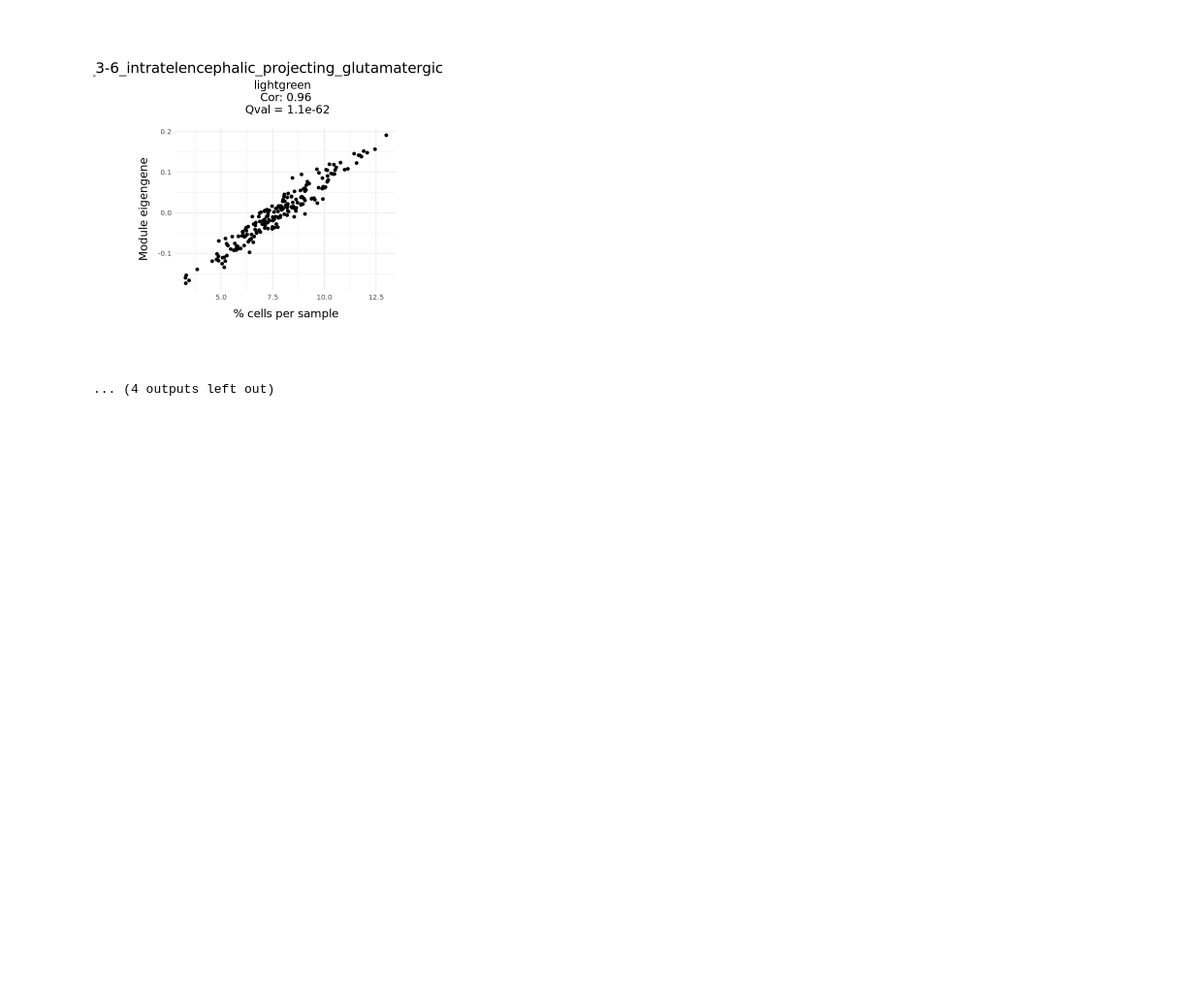
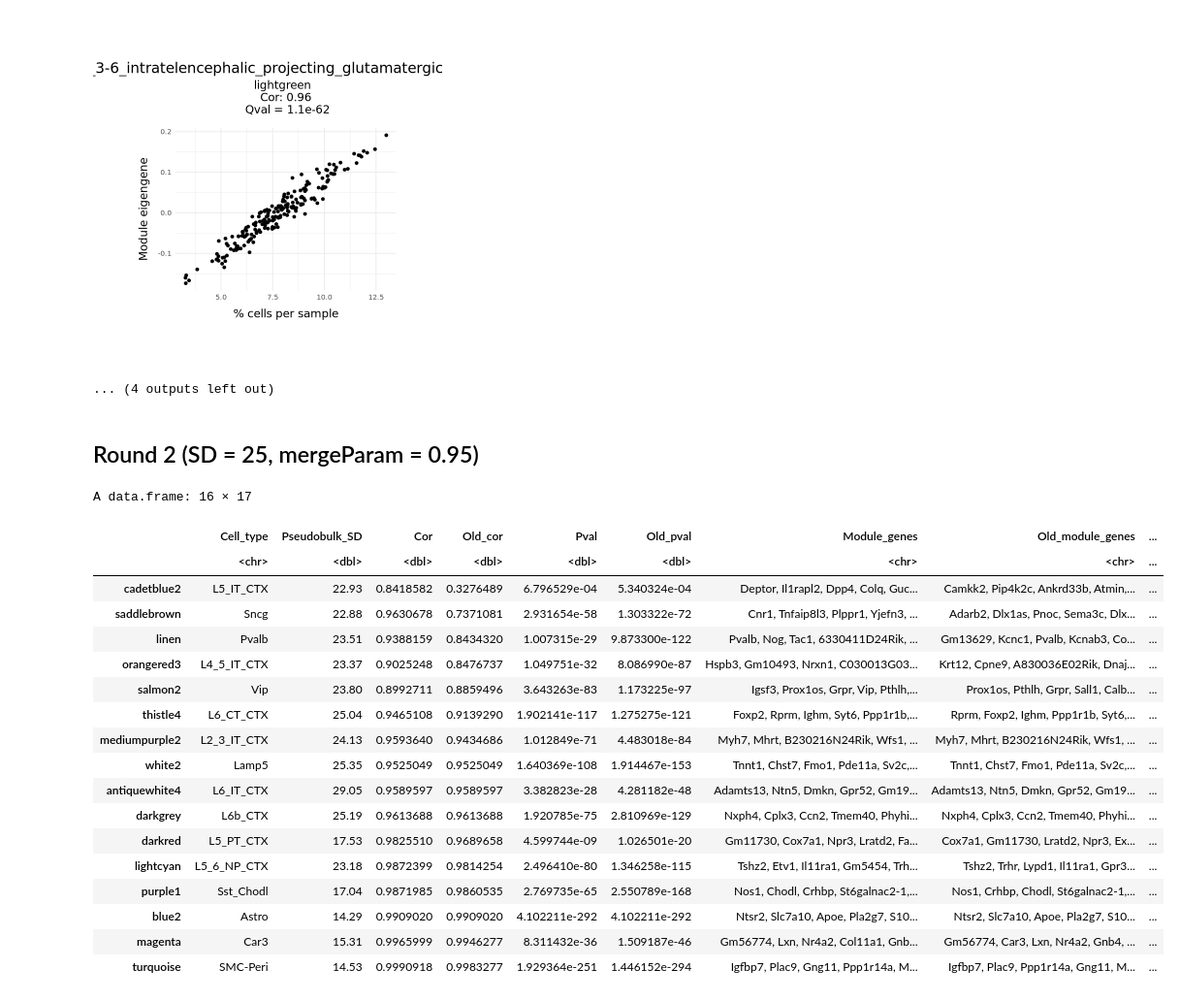
Before and after one commit to reliscu/pseudobulk_splicing_yao_2021_MOp, a Jupyter notebook: 08_plot_abundance_vs_eigengenes.ipynb, the cells around one changed output. Shown at 97% size. Drawn from its saved outputs; the diff is of its cells as text; code cells hidden in the pictures; blank space fills up the shorter version.

```diff
--- a/08_plot_abundance_vs_eigengenes.ipynb
+++ b/08_plot_abundance_vs_eigengenes.ipynb
@@ -40,5 +19,5 @@ Goal: verify enriched modules actually represent a given cell type by plotting c
 mod_def <- "PosBC"
 unique <- FALSE
 # %%
-pairwise_res_list <- readRDS("data/DE_genes/yao_2021_MOp_STAR_donor_cell_type_pseudobulk_pairwise_DE_genes_dream.RDS")
+pairwise_res_list <- readRDS("data/DE_genes/yao_2021_MOp_STAR_donor_subclass_label_pseudobulk_pairwise_DE_genes_dream.RDS")
 pairwise_ctype_genes <- prep_DE_genes(pairwise_res_list, pairwise=TRUE, unique=unique)
@@ -131,3 +73,5 @@ plot_ctype_abundance_vs_top_qval_ME(pseudobulk_legend, top_qval_mods_df)
 [figure]
 [figure]
 ... (4 outputs left out)
+# %% [markdown]
+## Round 2 (SD = 25, mergeParam = 0.95)
@@ -133,0 +82,25 @@ plot_ctype_abundance_vs_top_qval_ME(pseudobulk_legend, top_qval_mods_df)
+# %%
+ctype_genes_list <- pairwise_ctype_genes
+# %%
+top_corr_mods_df <- get_top_corr_mods(network_dir, pseudobulk_legend, top_qval_mods_df, ctype_genes_list, mod_def)
+top_corr_mods_df %>% arrange(Old_cor)
+# %% [output]
+A data.frame: 16 × 17
+|  | Cell_type | Pseudobulk_SD | Cor | Old_cor | Pval | Old_pval | Module_genes | Old_module_genes | ... |
+|  | <chr> | <dbl> | <dbl> | <dbl> | <dbl> | <dbl> | <chr> | <chr> | ... |
+| cadetblue2 | L5_IT_CTX | 22.93 | 0.8418582 | 0.3276489 | 6.796529e-04 | 5.340324e-04 | Deptor, Il1rapl2, Dpp4, Colq, Guc... | Camkk2, Pip4k2c, Ankrd33b, Atmin,... | ... |
+| saddlebrown | Sncg | 22.88 | 0.9630678 | 0.7371081 | 2.931654e-58 | 1.303322e-72 | Cnr1, Tnfaip8l3, Plppr1, Yjefn3, ... | Adarb2, Dlx1as, Pnoc, Sema3c, Dlx... | ... |
+| linen | Pvalb | 23.51 | 0.9388159 | 0.8434320 | 1.007315e-29 | 9.873300e-122 | Pvalb, Nog, Tac1, 6330411D24Rik, ... | Gm13629, Kcnc1, Pvalb, Kcnab3, Co... | ... |
+| orangered3 | L4_5_IT_CTX | 23.37 | 0.9025248 | 0.8476737 | 1.049751e-32 | 8.086990e-87 | Hspb3, Gm10493, Nrxn1, C030013G03... | Krt12, Cpne9, A830036E02Rik, Dnaj... | ... |
+| salmon2 | Vip | 23.80 | 0.8992711 | 0.8859496 | 3.643263e-83 | 1.173225e-97 | Igsf3, Prox1os, Grpr, Vip, Pthlh,... | Prox1os, Pthlh, Grpr, Sall1, Calb... | ... |
+| thistle4 | L6_CT_CTX | 25.04 | 0.9465108 | 0.9139290 | 1.902141e-117 | 1.275275e-121 | Foxp2, Rprm, Ighm, Syt6, Ppp1r1b,... | Rprm, Foxp2, Ighm, Ppp1r1b, Syt6,... | ... |
+| mediumpurple2 | L2_3_IT_CTX | 24.13 | 0.9593640 | 0.9434686 | 1.012849e-71 | 4.483018e-84 | Myh7, Mhrt, B230216N24Rik, Wfs1, ... | Myh7, Mhrt, B230216N24Rik, Wfs1, ... | ... |
+| white2 | Lamp5 | 25.35 | 0.9525049 | 0.9525049 | 1.640369e-108 | 1.914467e-153 | Tnnt1, Chst7, Fmo1, Pde11a, Sv2c,... | Tnnt1, Chst7, Fmo1, Pde11a, Sv2c,... | ... |
+| antiquewhite4 | L6_IT_CTX | 29.05 | 0.9589597 | 0.9589597 | 3.382823e-28 | 4.281182e-48 | Adamts13, Ntn5, Dmkn, Gpr52, Gm19... | Adamts13, Ntn5, Dmkn, Gpr52, Gm19... | ... |
+| darkgrey | L6b_CTX | 25.19 | 0.9613688 | 0.9613688 | 1.920785e-75 | 2.810969e-129 | Nxph4, Cplx3, Ccn2, Tmem40, Phyhi... | Nxph4, Cplx3, Ccn2, Tmem40, Phyhi... | ... |
+| darkred | L5_PT_CTX | 17.53 | 0.9825510 | 0.9689658 | 4.599744e-09 | 1.026501e-20 | Gm11730, Cox7a1, Npr3, Lratd2, Fa... | Cox7a1, Gm11730, Lratd2, Npr3, Ex... | ... |
+| lightcyan | L5_6_NP_CTX | 23.18 | 0.9872399 | 0.9814254 | 2.496410e-80 | 1.346258e-115 | Tshz2, Etv1, Il11ra1, Gm5454, Trh... | Tshz2, Trhr, Lypd1, Il11ra1, Gpr3... | ... |
+| purple1 | Sst_Chodl | 17.04 | 0.9871985 | 0.9860535 | 2.769735e-65 | 2.550789e-168 | Nos1, Chodl, Crhbp, St6galnac2-1,... | Nos1, Crhbp, Chodl, St6galnac2-1,... | ... |
+| blue2 | Astro | 14.29 | 0.9909020 | 0.9909020 | 4.102211e-292 | 4.102211e-292 | Ntsr2, Slc7a10, Apoe, Pla2g7, S10... | Ntsr2, Slc7a10, Apoe, Pla2g7, S10... | ... |
+| magenta | Car3 | 15.31 | 0.9965999 | 0.9946277 | 8.311432e-36 | 1.509187e-46 | Gm56774, Lxn, Nr4a2, Col11a1, Gnb... | Gm56774, Car3, Lxn, Nr4a2, Gnb4, ... | ... |
+| turquoise | SMC-Peri | 14.53 | 0.9990918 | 0.9983277 | 1.929364e-251 | 1.446152e-294 | Igfbp7, Plac9, Gng11, Ppp1r14a, M... | Igfbp7, Plac9, Ppp1r14a, Gng11, M... | ... |
```
Also changed, not shown: parts of 8 cells of this notebook, 4 other files.
